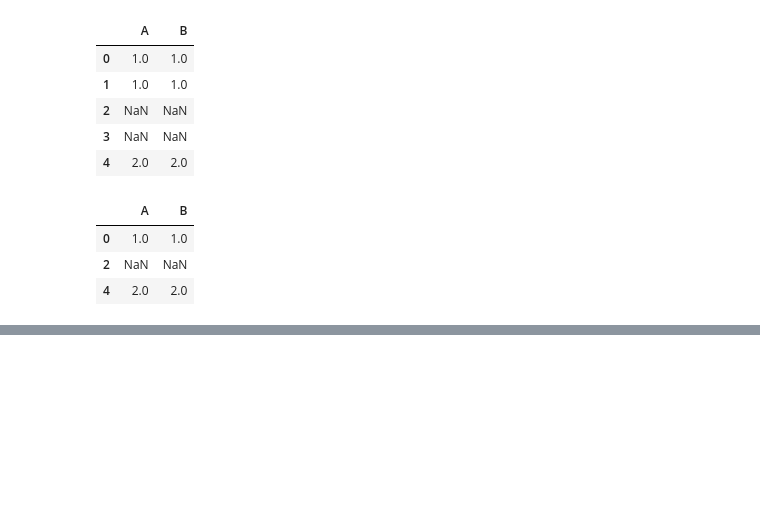
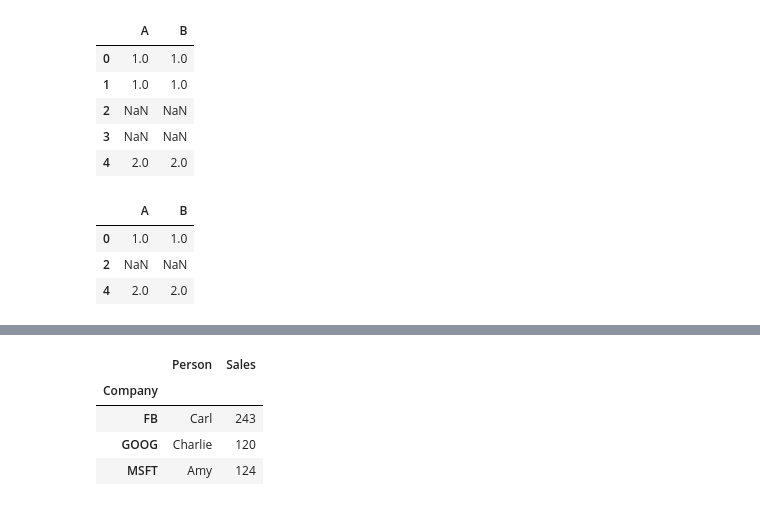
Before and after one commit to SiddheshDaphane/Python-for-data-science-and-machine-learning, a Jupyter notebook: 3. Pandas.ipynb, the cells around one changed output, grey strips where cells are left out. Saved outputs shown, nothing was run; the diff lists cells and outputs as text; code cells hidden in the pictures; blank space fills up the shorter version.

```diff
--- a/3. Pandas.ipynb
+++ b/3. Pandas.ipynb
@@ -773,0 +826,8 @@ df_dup.drop_duplicates()
+# %%
+by_comp.min()
+# %% [output]
+|  | Person | Sales |
+| Company |  |  |
+| FB | Carl | 243 |
+| GOOG | Charlie | 120 |
+| MSFT | Amy | 124 |
```
Also changed, not shown: parts of 12 cells of this notebook.
